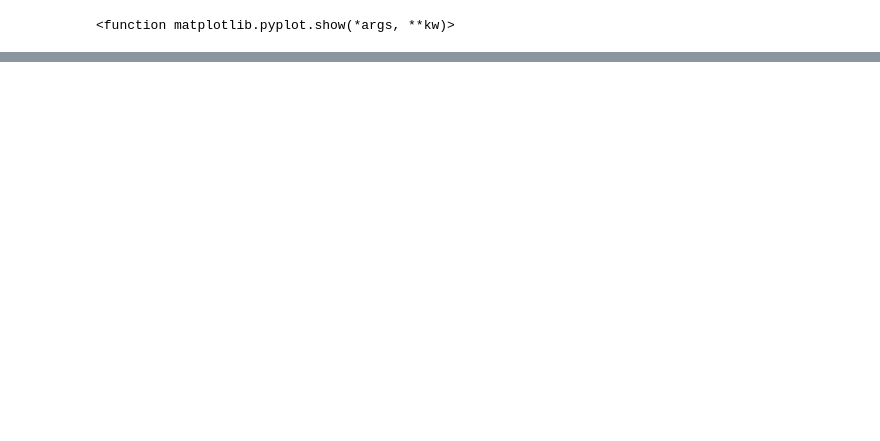
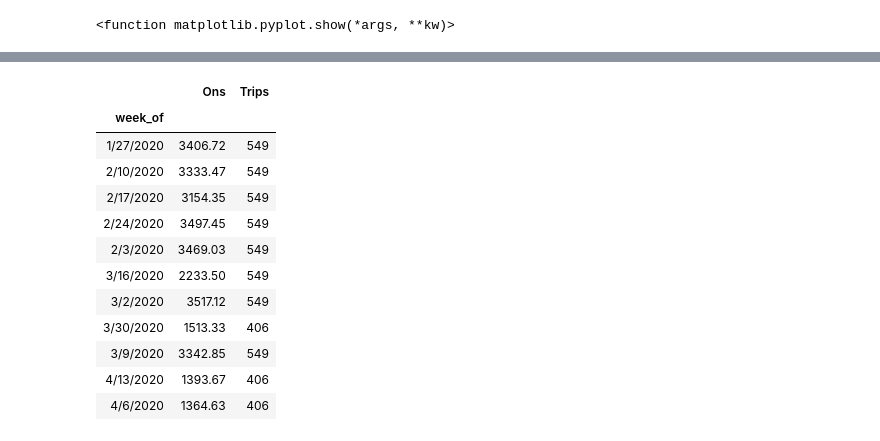
Before and after one commit to joshuadanielp/team3_project1, a Jupyter notebook: MetroTransit2020.ipynb, the cells around one changed output, grey strips where cells are left out. Cells and saved outputs as stored; diff of their text form; code cells hidden in the pictures; blank space fills up the shorter version.

```diff
--- a/MetroTransit2020.ipynb
+++ b/MetroTransit2020.ipynb
@@ -49,0 +61,30 @@ highest_on_df.head()
+# %%
+# group by "week of"
+summary_ons = clean_highest_on_df.groupby("week_of")
+
+# then do the math
+ons_sum = summary_ons["ons"].sum()
+trips_sum = summary_ons["trip_cnt"].sum()
+
+summary_table = (pd.DataFrame({
+    "Ons": ons_sum,
+    "Trips": trips_sum
+})).round(2)
+# summary_table["week_of"] = pd.to_datetime("week_of")
+# summary_table["week_of"] = summary_table["week_of"].astype('datetime64[ns]')
+
+summary_table
+# %% [output]
+|  | Ons | Trips |
+| week_of |  |  |
+| 1/27/2020 | 3406.72 | 549 |
+| 2/10/2020 | 3333.47 | 549 |
+| 2/17/2020 | 3154.35 | 549 |
+| 2/24/2020 | 3497.45 | 549 |
+| 2/3/2020 | 3469.03 | 549 |
+| 3/16/2020 | 2233.50 | 549 |
+| 3/2/2020 | 3517.12 | 549 |
+| 3/30/2020 | 1513.33 | 406 |
+| 3/9/2020 | 3342.85 | 549 |
+| 4/13/2020 | 1393.67 | 406 |
+| 4/6/2020 | 1364.63 | 406 |
```
Also changed, not shown: parts of 4 cells of this notebook.
